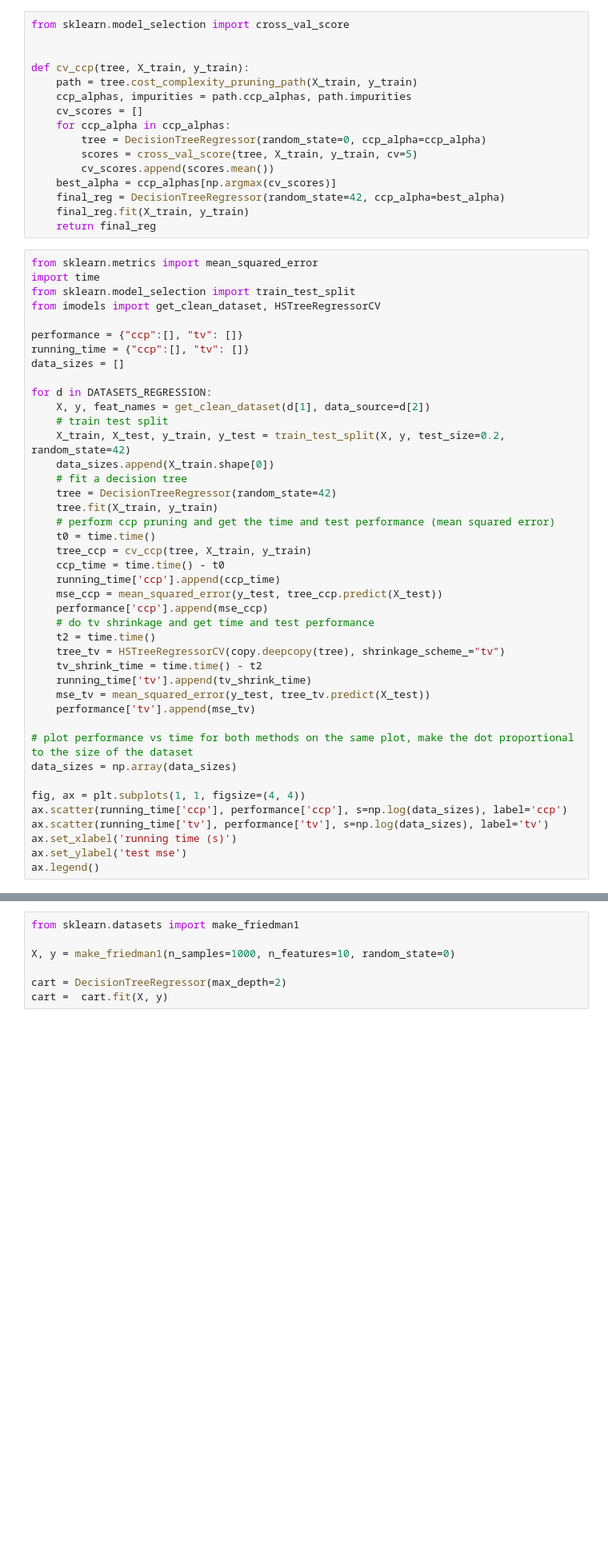
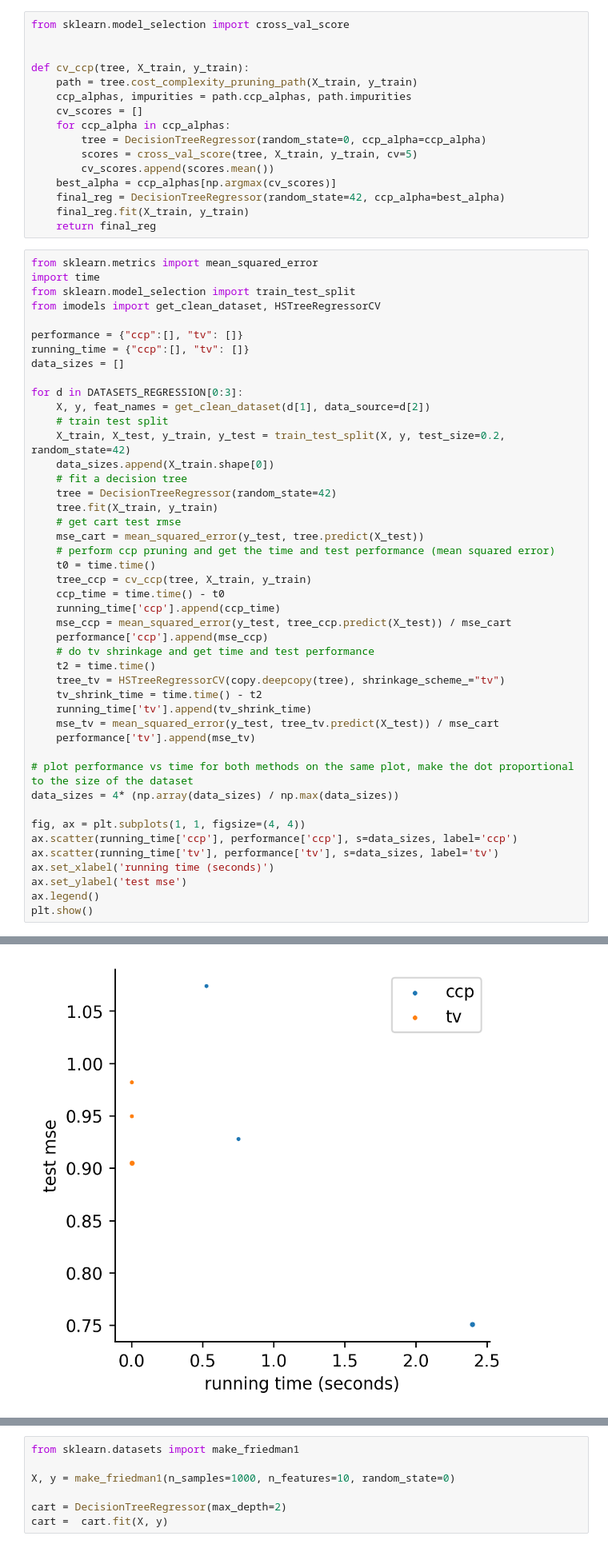
Before and after one commit to OmerRonen/imodels-experiments, a Jupyter notebook: notebooks/shrinkage/shrinkage_schemes.ipynb, the cells around one changed output, grey strips where cells are left out. Shown at 80% size. Drawn from its saved outputs; the diff is of its cells as text; blank space fills up the shorter version.

```diff
--- a/notebooks/shrinkage/shrinkage_schemes.ipynb
+++ b/notebooks/shrinkage/shrinkage_schemes.ipynb
@@ -109,7 +107,7 @@ performance = {"ccp":[], "tv": []}
 running_time = {"ccp":[], "tv": []}
 data_sizes = []
 
-for d in DATASETS_REGRESSION:
+for d in DATASETS_REGRESSION[0:3]:
     X, y, feat_names = get_clean_dataset(d[1], data_source=d[2])
     # train test split
     X_train, X_test, y_train, y_test = train_test_split(X, y, test_size=0.2, random_state=42)
@@ -117,28 +115,31 @@ for d in DATASETS_REGRESSION:
     # fit a decision tree
     tree = DecisionTreeRegressor(random_state=42)
     tree.fit(X_train, y_train)
+    # get cart test rmse
+    mse_cart = mean_squared_error(y_test, tree.predict(X_test))
     # perform ccp pruning and get the time and test performance (mean squared error)
     t0 = time.time()
     tree_ccp = cv_ccp(tree, X_train, y_train)
     ccp_time = time.time() - t0
     running_time['ccp'].append(ccp_time)
-    mse_ccp = mean_squared_error(y_test, tree_ccp.predict(X_test))
+    mse_ccp = mean_squared_error(y_test, tree_ccp.predict(X_test)) / mse_cart
     performance['ccp'].append(mse_ccp)
     # do tv shrinkage and get time and test performance
     t2 = time.time()
     tree_tv = HSTreeRegressorCV(copy.deepcopy(tree), shrinkage_scheme_="tv")
     tv_shrink_time = time.time() - t2
     running_time['tv'].append(tv_shrink_time)
-    mse_tv = mean_squared_error(y_test, tree_tv.predict(X_test))
+    mse_tv = mean_squared_error(y_test, tree_tv.predict(X_test)) / mse_cart
     performance['tv'].append(mse_tv)
 
 # plot performance vs time for both methods on the same plot, make the dot proportional to the size of the dataset
-data_sizes = np.array(data_sizes)
+data_sizes = 4* (np.array(data_sizes) / np.max(data_sizes))
 
 fig, ax = plt.subplots(1, 1, figsize=(4, 4))
-ax.scatter(running_time['ccp'], performance['ccp'], s=np.log(data_sizes), label='ccp')
-ax.scatter(running_time['tv'], performance['tv'], s=np.log(data_sizes), label='tv')
-ax.set_xlabel('running time (s)')
+ax.scatter(running_time['ccp'], performance['ccp'], s=data_sizes, label='ccp')
+ax.scatter(running_time['tv'], performance['tv'], s=data_sizes, label='tv')
+ax.set_xlabel('running time (seconds)')
 ax.set_ylabel('test mse')
 ax.legend()
+plt.show()
 # %% [output]
@@ -145,0 +146 @@ KeyboardInterrupt
+[figure, added]
```
Also changed, not shown: parts of 4 cells of this notebook.
